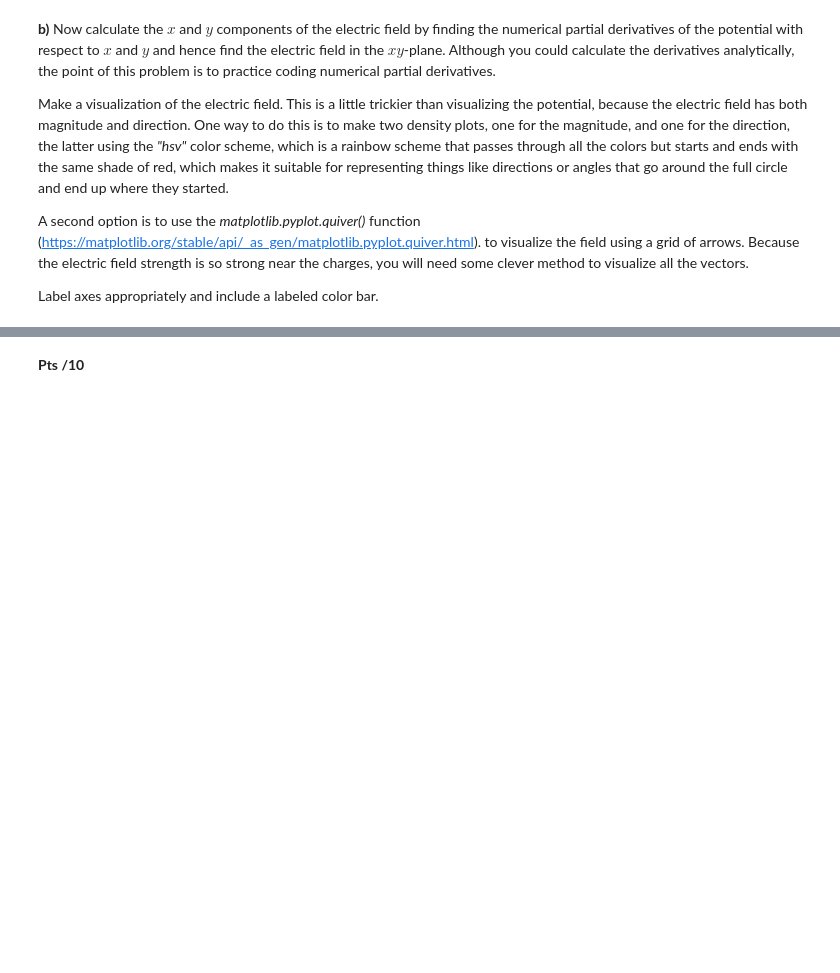
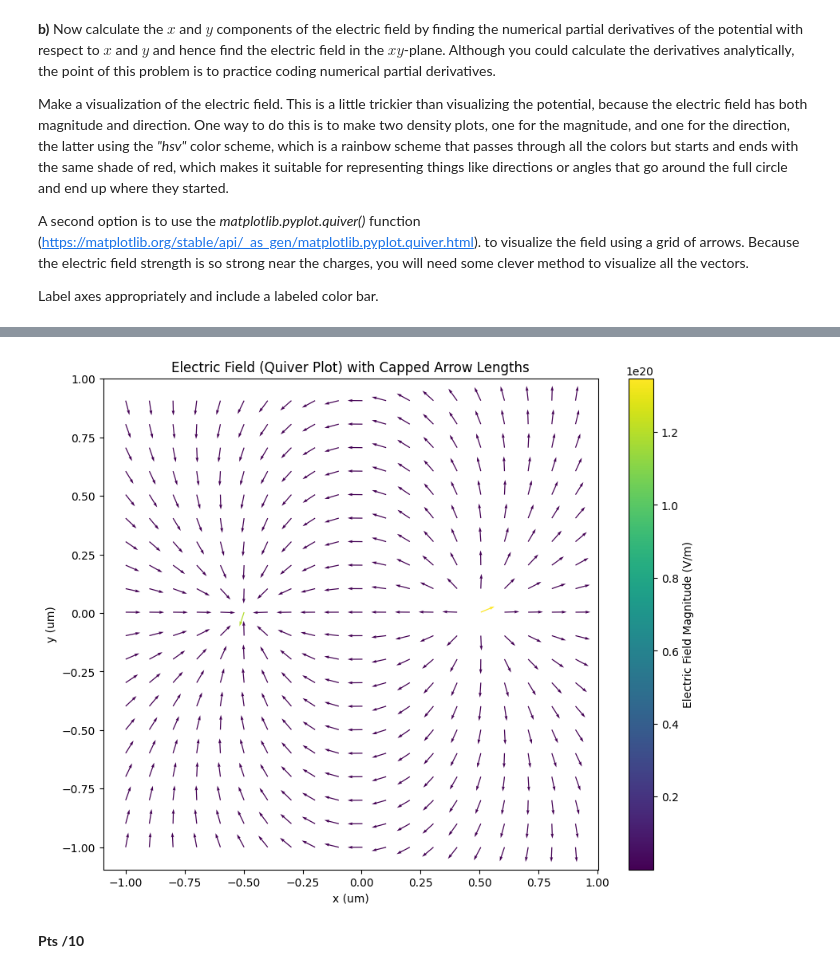
Before and after one commit to AcamaroCutcher/Computational-Physics, a Jupyter notebook: Homework/Homework5/hw5_notebook_2026.ipynb, the cells around one changed output, grey strips where cells are left out. Cells and saved outputs as stored; diff of their text form; code cells hidden in the pictures; blank space fills up the shorter version.

```diff
--- a/Homework/Homework5/hw5_notebook_2026.ipynb
+++ b/Homework/Homework5/hw5_notebook_2026.ipynb
@@ -104,0 +112,17 @@ Label axes appropriately and include a labeled color bar.
+# %%
+# Type code for 1b here
+
+def e_field(potential_grid, x, y):
+    # Calculate the gradient of the potential_grid
+    # np.gradient returns (d/dy, d/dx) for a 2D array if the input axes correspond to y and x respectively.
+    d_phi_dy, d_phi_dx = np.gradient(potential_grid, y, x)
+    # Ex = -d(phi)/dx, Ey = -d(phi)/dy
+    Ex = -d_phi_dx
+    Ey = -d_phi_dy
+    return Ex, Ey
+
+# Calculate electric field components
+Ex, Ey = e_field(potential_grid, x, y)
+
+print("Electric field components (Ex, Ey) calculated.")
+# You can now proceed with visualization
@@ -105,3 +135,44 @@ Label axes appropriately and include a labeled color bar.
+# %%
+fig = plt.figure(figsize=(10, 8))
+
+# Subsample the grid for visualization to prevent overcrowding, especially near charges
+skip = 15 # Plot every 'skip'th arrow
+
+x_sub = x[::skip]
+y_sub = y[::skip]
+Ex_sub = Ex[::skip, ::skip]
+Ey_sub = Ey[::skip, ::skip]
+
+# Calculate true magnitude (used for coloring the arrows)
+magnitude = np.sqrt(Ex_sub**2 + Ey_sub**2)
+
+# --- Parameters for arrow length capping ---
+# Define a maximum magnitude for arrow length representation.
+# Arrows representing fields stronger than this will be capped at this visual length.
+max_visual_field_magnitude = 3e15 # Adjust this value as needed
+
+# Calculate capped Ex and Ey components for plotting arrow lengths
+# These components will determine the arrow direction and capped length.
+scaling_factor = np.ones_like(magnitude)
+# For magnitudes greater than max_visual_field_magnitude, scale down the vectors.
+scaling_factor[magnitude > max_visual_field_magnitude] = max_visual_field_magnitude / magnitude[magnitude > max_visual_field_magnitude]
+
+Ex_plot = Ex_sub * scaling_factor
+Ey_plot = Ey_sub * scaling_factor
+
+# --- Quiver plot parameters ---
+quiver_scale = 1e17  # Overall scale factor for arrow lengths (larger value = shorter arrows)
+quiver_width = 0.002 # Width of the arrow shafts
+
+plt.quiver(x_sub/micro, y_sub/micro, Ex_plot, Ey_plot, magnitude,
+           cmap='viridis', scale=quiver_scale, width=quiver_width)
+plt.xlabel('x (um)')
+plt.ylabel('y (um)')
+plt.title('Electric Field (Quiver Plot) with Capped Arrow Lengths')
+plt.colorbar(label='Electric Field Magnitude (V/m)')
+plt.show()
+# %% [output]
+[figure, added]
 # %% [markdown]
 **Pts /10**
 # %% [markdown]
```
Also changed, not shown: parts of 14 cells of this notebook.
